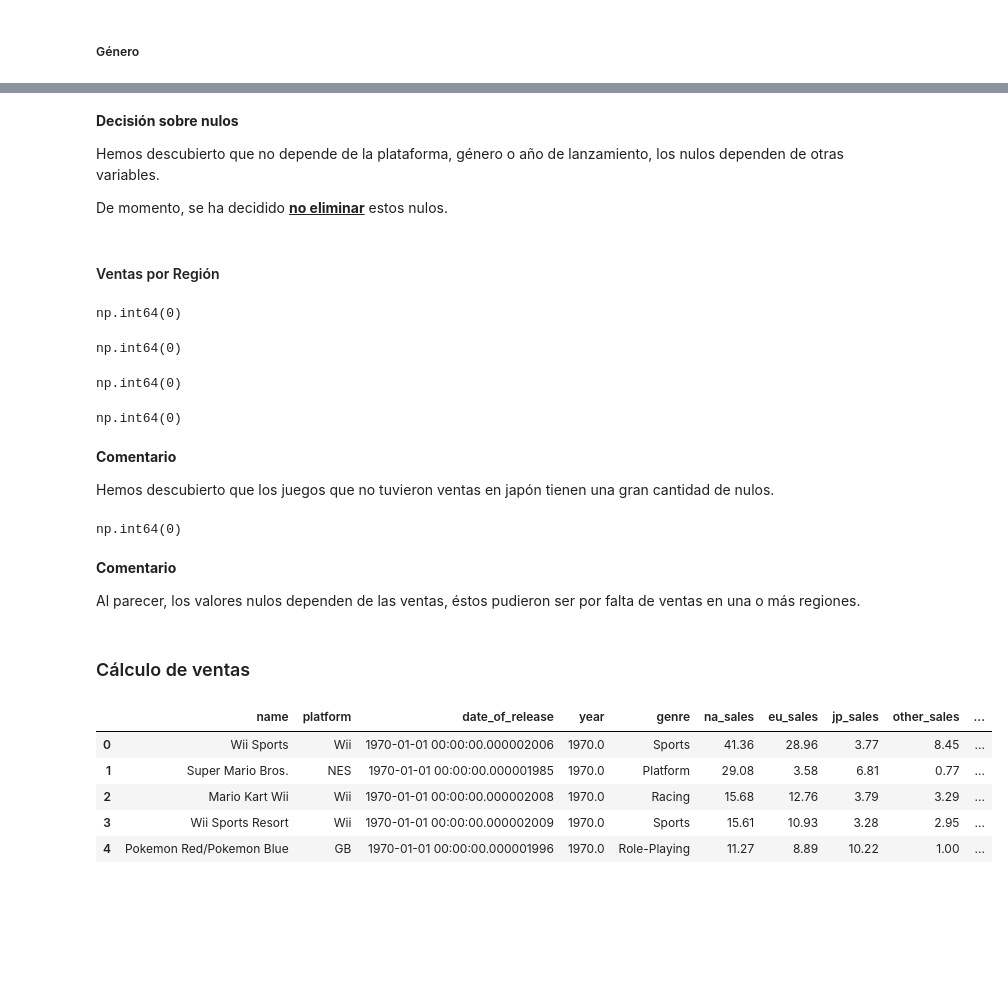
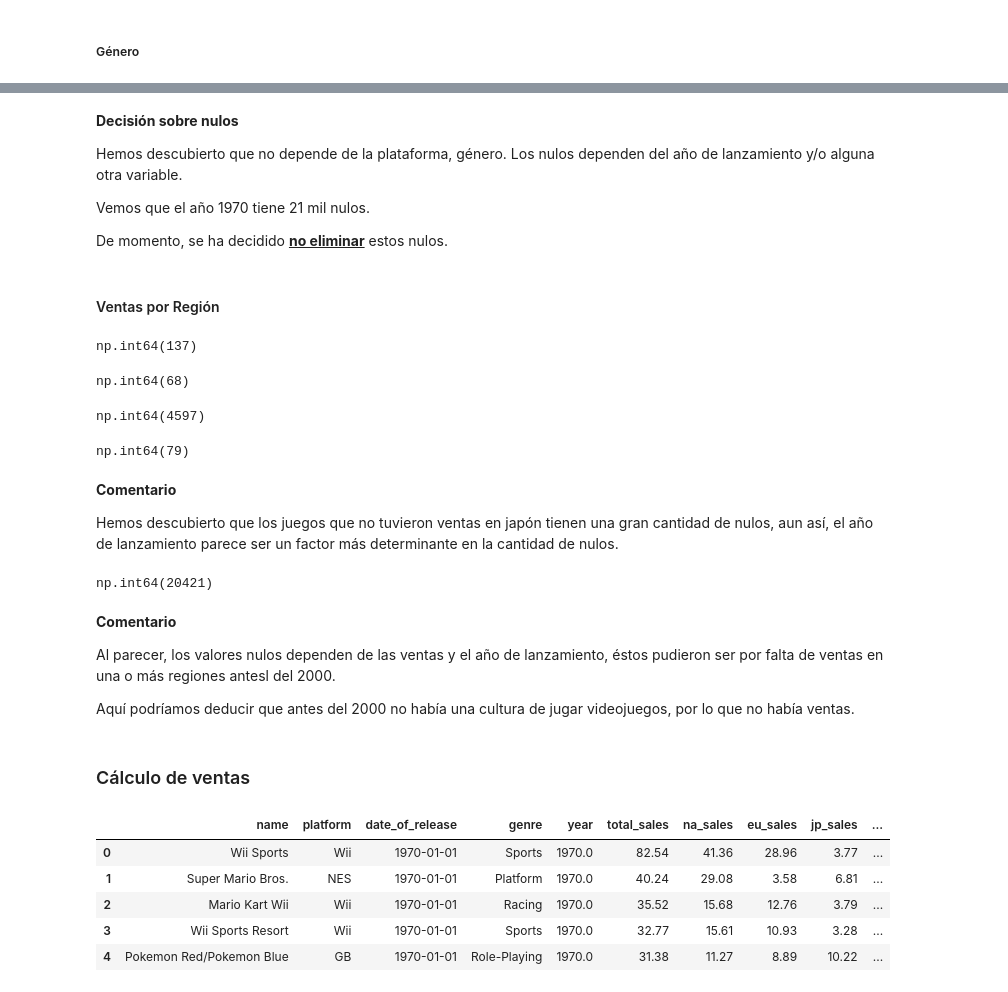
Before and after one commit to DiffelVIA/sprint_6, a Jupyter notebook: Sprint_6.ipynb, the cells around one changed output, grey strips where cells are left out. Saved outputs shown, nothing was run; the diff lists cells and outputs as text; code cells hidden in the pictures; blank space fills up the shorter version.

Commit message:
Corrección a manejo de nulos, agregado de gráfica de barras y edición de datetime con normalize

```diff
--- a/Sprint_6.ipynb
+++ b/Sprint_6.ipynb
@@ -63,11 +63,15 @@ for old_names in df.columns:
 
 df.columns = new_names
 
-df.rename(columns={'year_of_release':'date_of_release'},inplace=True)
 
-df['date_of_release'] = pd.to_datetime(df['date_of_release'])#cambio de dato de str a datetime
 
-df.insert(3,'year',df['date_of_release'].dt.year) #creación de nueva columna solo con el año
+df['year_of_release'] = pd.to_datetime(df['year_of_release']) #cambio de dato de str a datetime
+
+df.insert(3,'date_of_release',df['year_of_release'].dt.normalize()) #creación de nueva columna solo con el año
+
+df.drop(columns=['year_of_release'],inplace=True)
+
+df.insert(4,'year',df['date_of_release'].dt.year) #creación de nueva columna solo con el año
 
 df.columns
 # %% [output]
@@ -116,8 +102,7 @@ Columnas con valores nulos ['name', 'date_of_release', 'year', 'genre', 'critic_
 # %%
 #Eliminación de filas con nombre y género nulo para futuro análisis
 df.dropna(subset=['name','genre'],inplace=True)
-df.fillna({'date_of_release':'unknown'},inplace=True)
-df.fillna({'year':'unknown'}, inplace=True)
+df.fillna({'year':0.0}, inplace=True)
 df.isna().sum()
 # %% [output]
 name                  0
@@ -222,58 +226,62 @@ df_genre.head()
 # %% [markdown]
 **Decisión sobre nulos**
 
-Hemos descubierto que no depende de la plataforma, género o año de lanzamiento, los nulos dependen de otras variables.
+Hemos descubierto que no depende de la plataforma, género. Los nulos dependen del año de lanzamiento y/o alguna otra variable.
+
+Vemos que el año 1970 tiene 21 mil nulos.
 
 De momento, se ha decidido **<u>no eliminar</u>** estos nulos.
 # %% [markdown]
 #### Ventas por Región
 # %%
-eu_sales = century_21th_games[(century_21th_games['eu_sales']==0.0) & (century_21th_games['na_sales']>0.0) & (century_21th_games['jp_sales']>0.0) & (century_21th_games['other_sales']>0.0)].reset_index()
+eu_sales = df[(df['eu_sales']==0.0) & (df['na_sales']>0.0) & (df['jp_sales']>0.0) & (df['other_sales']>0.0)].reset_index()
 total_eu_nans = eu_sales.isna().sum().sum()
 total_eu_nans
 # %% [output]
-np.int64(0)
+np.int64(137)
 # %%
-na_sales = century_21th_games[(century_21th_games['na_sales']==0.0) & (century_21th_games['eu_sales']>0.0) & (century_21th_games['jp_sales']>0.0) & (century_21th_games['other_sales']>0.0)].reset_index()
+na_sales = df[(df['na_sales']==0.0) & (df['eu_sales']>0.0) & (df['jp_sales']>0.0) & (df['other_sales']>0.0)].reset_index()
 total_na_nans = na_sales.isna().sum().sum()
 total_na_nans
 # %% [output]
-np.int64(0)
+np.int64(68)
 # %%
-jp_sales = century_21th_games[(century_21th_games['jp_sales']==0.0) & (century_21th_games['eu_sales']>0.0) & (century_21th_games['na_sales']>0.0) & (century_21th_games['other_sales']>0.0)].reset_index()
+jp_sales = df[(df['jp_sales']==0.0) & (df['eu_sales']>0.0) & (df['na_sales']>0.0) & (df['other_sales']>0.0)].reset_index()
 total_jp_nans = jp_sales.isna().sum().sum()
 total_jp_nans
 # %% [output]
-np.int64(0)
+np.int64(4597)
 # %%
-other_sales = century_21th_games[(century_21th_games['other_sales']==0.0) & (century_21th_games['eu_sales']>0.0) & (century_21th_games['jp_sales']>0.0) & (century_21th_games['na_sales']>0.0)].reset_index()
+other_sales = df[(df['other_sales']==0.0) & (df['eu_sales']>0.0) & (df['jp_sales']>0.0) & (df['na_sales']>0.0)].reset_index()
 total_other_nans = other_sales.isna().sum().sum()
 total_other_nans
 # %% [output]
-np.int64(0)
+np.int64(79)
 # %% [markdown]
 **Comentario**
 
-Hemos descubierto que los juegos que no tuvieron ventas en japón tienen una gran cantidad de nulos.
+Hemos descubierto que los juegos que no tuvieron ventas en japón tienen una gran cantidad de nulos, aun así, el año de lanzamiento parece ser un factor más determinante en la cantidad de nulos.
 # %%
-all_sales = century_21th_games[(century_21th_games['other_sales']==0.0) | (century_21th_games['eu_sales']==0.0) | (century_21th_games['jp_sales']==0.0) | (century_21th_games['na_sales']==0.0)].reset_index()
+all_sales = df[(df['other_sales']==0.0) | (df['eu_sales']==0.0) | (df['jp_sales']==0.0) | (df['na_sales']==0.0)].reset_index()
 total_all_nans = all_sales.isna().sum().sum()
 total_all_nans
 # %% [output]
-np.int64(0)
+np.int64(20421)
 # %% [markdown]
 **Comentario**
 
-Al parecer, los valores nulos dependen de las ventas, éstos pudieron ser por falta de ventas en una o más regiones.
+Al parecer, los valores nulos dependen de las ventas y el año de lanzamiento, éstos pudieron ser por falta de ventas en una o más regiones antesl del 2000.
+
+Aquí podríamos deducir que antes del 2000 no había una cultura de jugar videojuegos, por lo que no había ventas.
 # %% [markdown]
 ### Cálculo de ventas
 # %%
-df['total_sales'] = df['na_sales'] + df['eu_sales'] + df['jp_sales'] + df['other_sales']
+df.insert(5,'total_sales',df['na_sales'] + df['eu_sales'] + df['jp_sales'] + df['other_sales'])
 df.head()
 # %% [output]
-|  | name | platform | date_of_release | year | genre | na_sales | eu_sales | jp_sales | other_sales | ... |
-| 0 | Wii Sports | Wii | 1970-01-01 00:00:00.000002006 | 1970.0 | Sports | 41.36 | 28.96 | 3.77 | 8.45 | ... |
-| 1 | Super Mario Bros. | NES | 1970-01-01 00:00:00.000001985 | 1970.0 | Platform | 29.08 | 3.58 | 6.81 | 0.77 | ... |
-| 2 | Mario Kart Wii | Wii | 1970-01-01 00:00:00.000002008 | 1970.0 | Racing | 15.68 | 12.76 | 3.79 | 3.29 | ... |
-| 3 | Wii Sports Resort | Wii | 1970-01-01 00:00:00.000002009 | 1970.0 | Sports | 15.61 | 10.93 | 3.28 | 2.95 | ... |
-| 4 | Pokemon Red/Pokemon Blue | GB | 1970-01-01 00:00:00.000001996 | 1970.0 | Role-Playing | 11.27 | 8.89 | 10.22 | 1.00 | ... |
+|  | name | platform | date_of_release | genre | year | total_sales | na_sales | eu_sales | jp_sales | ... |
+| 0 | Wii Sports | Wii | 1970-01-01 | Sports | 1970.0 | 82.54 | 41.36 | 28.96 | 3.77 | ... |
+| 1 | Super Mario Bros. | NES | 1970-01-01 | Platform | 1970.0 | 40.24 | 29.08 | 3.58 | 6.81 | ... |
+| 2 | Mario Kart Wii | Wii | 1970-01-01 | Racing | 1970.0 | 35.52 | 15.68 | 12.76 | 3.79 | ... |
+| 3 | Wii Sports Resort | Wii | 1970-01-01 | Sports | 1970.0 | 32.77 | 15.61 | 10.93 | 3.28 | ... |
+| 4 | Pokemon Red/Pokemon Blue | GB | 1970-01-01 | Role-Playing | 1970.0 | 31.38 | 11.27 | 8.89 | 10.22 | ... |
```
Also changed, not shown: parts of 13 cells of this notebook.
